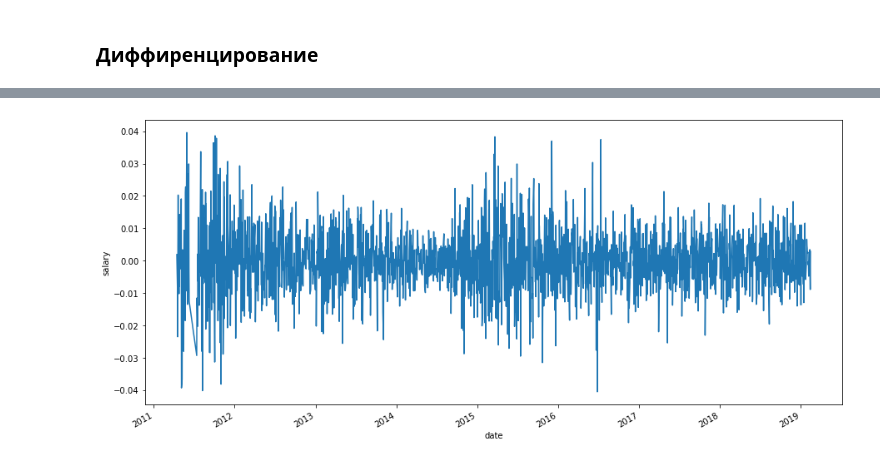
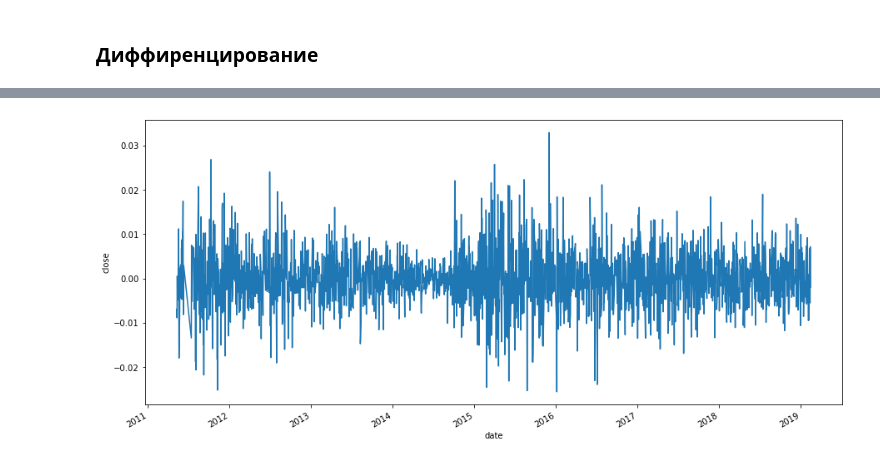
Before and after one commit to razmarrus/diploma, a Jupyter notebook: Data_Preparation.ipynb, the cells around one changed output, grey strips where cells are left out. Saved outputs shown, nothing was run; the diff lists cells and outputs as text; code cells hidden in the pictures.

```diff
--- a/Data_Preparation.ipynb
+++ b/Data_Preparation.ipynb
@@ -167,0 +175,5 @@ plt.legend(loc='upper left')
+# %%
+df['data_diff_month'] = df['data_diff'] - df['data_diff'].shift(22)
+plt.figure(figsize(15,10))
+sm.tsa.seasonal_decompose(df['data_diff_month'][30:],period = 1009).plot()
+print("Критерий Дики-Фуллера: p=%f" % sm.tsa.stattools.adfuller(df['data_diff_month'][30:])[1])
@@ -167,0 +199,5 @@ plt.legend(loc='upper left')
+# %%
+df['data_diff_year_1'] = df['data_diff1'] - df['data_diff1'].shift(263)
+plt.figure(figsize(15,10))
+sm.tsa.seasonal_decompose(df['data_diff_year_1'][270:],period = 888).plot()
+print("Критерий Дики-Фуллера: p=%f" % sm.tsa.stattools.adfuller(df['data_diff_year_1'][270:])[1])
@@ -167,0 +221,5 @@ plt.legend(loc='upper left')
+# %%
+df['data_diff_year'] = df['data_diff_month'] - df['data_diff_month'].shift(263)
+plt.figure(figsize(15,10))
+sm.tsa.seasonal_decompose(df['data_diff_year'][300:],period = 860).plot()
+print("Критерий Дики-Фуллера: p=%f" % sm.tsa.stattools.adfuller(df['data_diff_year'][300:])[1])
@@ -167,0 +243,4 @@ plt.legend(loc='upper left')
+# %%
+data = pd.DataFrame(data={'close' : df['data_diff_month'][30:]},
+                   index=df.index[30:])
+data.head()
@@ -168,7 +262,7 @@ plt.legend(loc='upper left')
 # %%
 plt.figure(figsize(15,7))
-data['open'].plot()
-plt.ylabel('salary')
+data['close'].plot()
+plt.ylabel('close')
 pylab.show()
 # %% [output]
-[figure, old version]
+[figure, new version]
```
Also changed, not shown: parts of 38 cells of this notebook, 3 other files.
